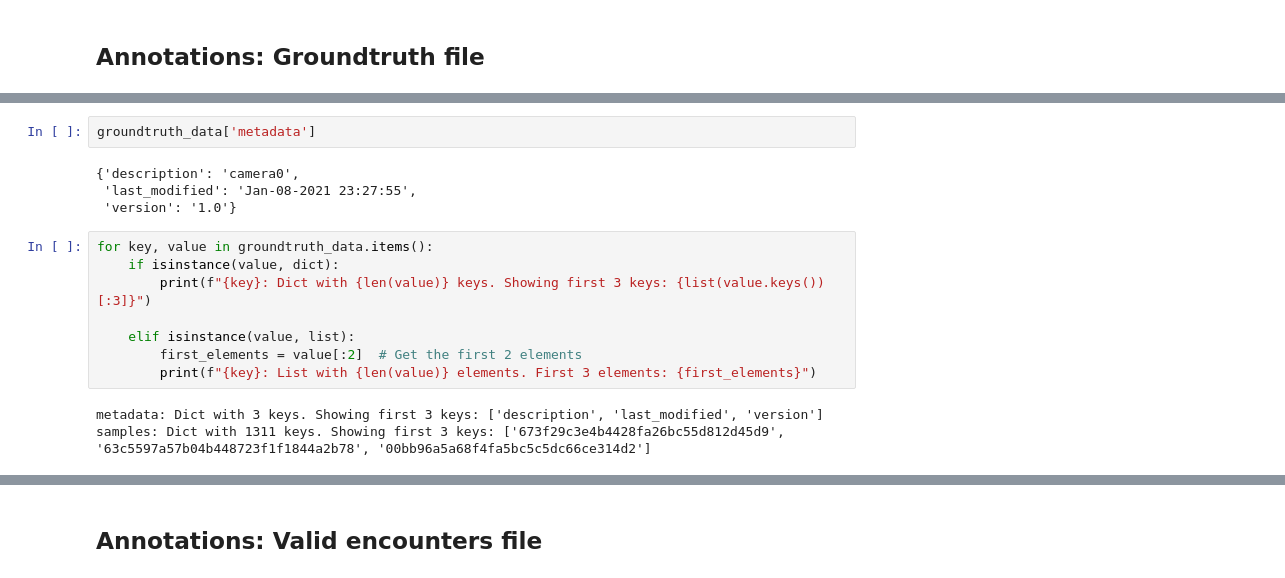
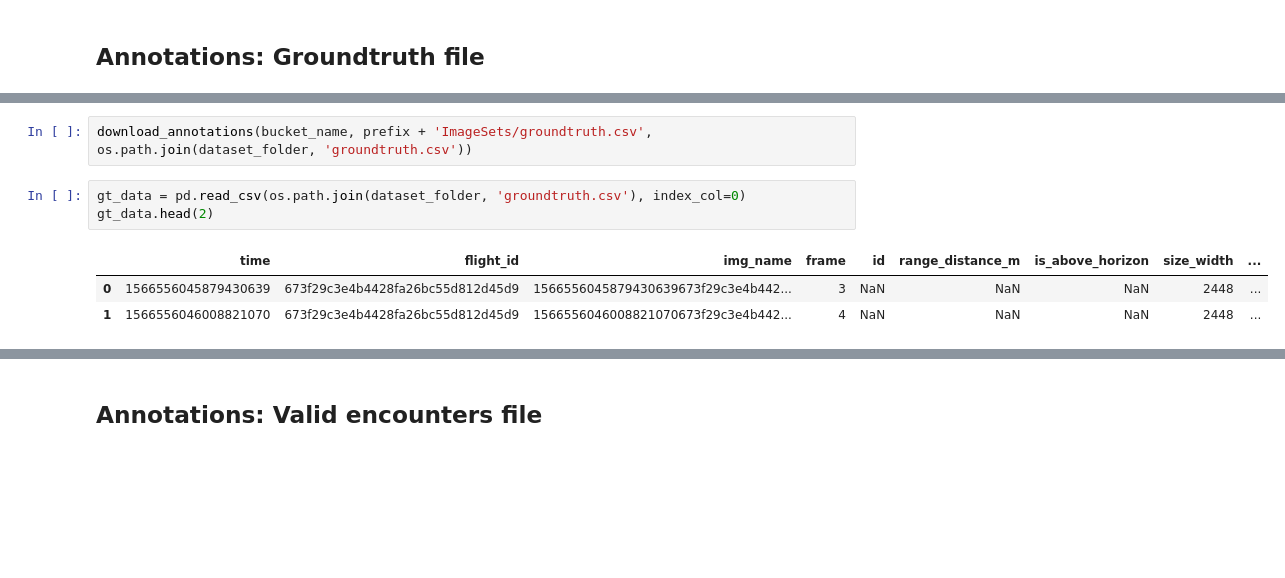
Before and after one commit to boemer00/aot-object-tracking-aws, a Jupyter notebook: notebooks/working_model_v2.ipynb, the cells around one changed output, grey strips where cells are left out. Saved outputs shown, nothing was run; the diff lists cells and outputs as text; blank space fills up the shorter version.

```diff
--- a/notebooks/working_model_v2.ipynb
+++ b/notebooks/working_model_v2.ipynb
@@ -52,17 +31,9 @@ dict_keys(['metadata', 'samples'])
-# %%
-groundtruth_data['metadata']
-# %% [output]
-{'description': 'camera0',
- 'last_modified': 'Jan-08-2021 23:27:55',
- 'version': '1.0'}
-# %%
-for key, value in groundtruth_data.items():
-    if isinstance(value, dict):
-        print(f"{key}: Dict with {len(value)} keys. Showing first 3 keys: {list(value.keys())[:3]}")
-
-    elif isinstance(value, list):
-        first_elements = value[:2]  # Get the first 2 elements
-        print(f"{key}: List with {len(value)} elements. First 3 elements: {first_elements}")
-# %% [output]
-metadata: Dict with 3 keys. Showing first 3 keys: ['description', 'last_modified', 'version']
-samples: Dict with 1311 keys. Showing first 3 keys: ['673f29c3e4b4428fa26bc55d812d45d9', '63c5597a57b04b448723f1f1844a2b78', '00bb96a5a68f4fa5bc5c5dc66ce314d2']
+# %%
+download_annotations(bucket_name, prefix + 'ImageSets/groundtruth.csv', os.path.join(dataset_folder, 'groundtruth.csv'))
+# %%
+gt_data = pd.read_csv(os.path.join(dataset_folder, 'groundtruth.csv'), index_col=0)
+gt_data.head(2)
+# %% [output]
+|  | time | flight_id | img_name | frame | id | range_distance_m | is_above_horizon | size_width | ... |
+| 0 | 1566556045879430639 | 673f29c3e4b4428fa26bc55d812d45d9 | 1566556045879430639673f29c3e4b442... | 3 | NaN | NaN | NaN | 2448 | ... |
+| 1 | 1566556046008821070 | 673f29c3e4b4428fa26bc55d812d45d9 | 1566556046008821070673f29c3e4b442... | 4 | NaN | NaN | NaN | 2448 | ... |
```
Also changed, not shown: parts of 19 cells of this notebook, 2 other files.
